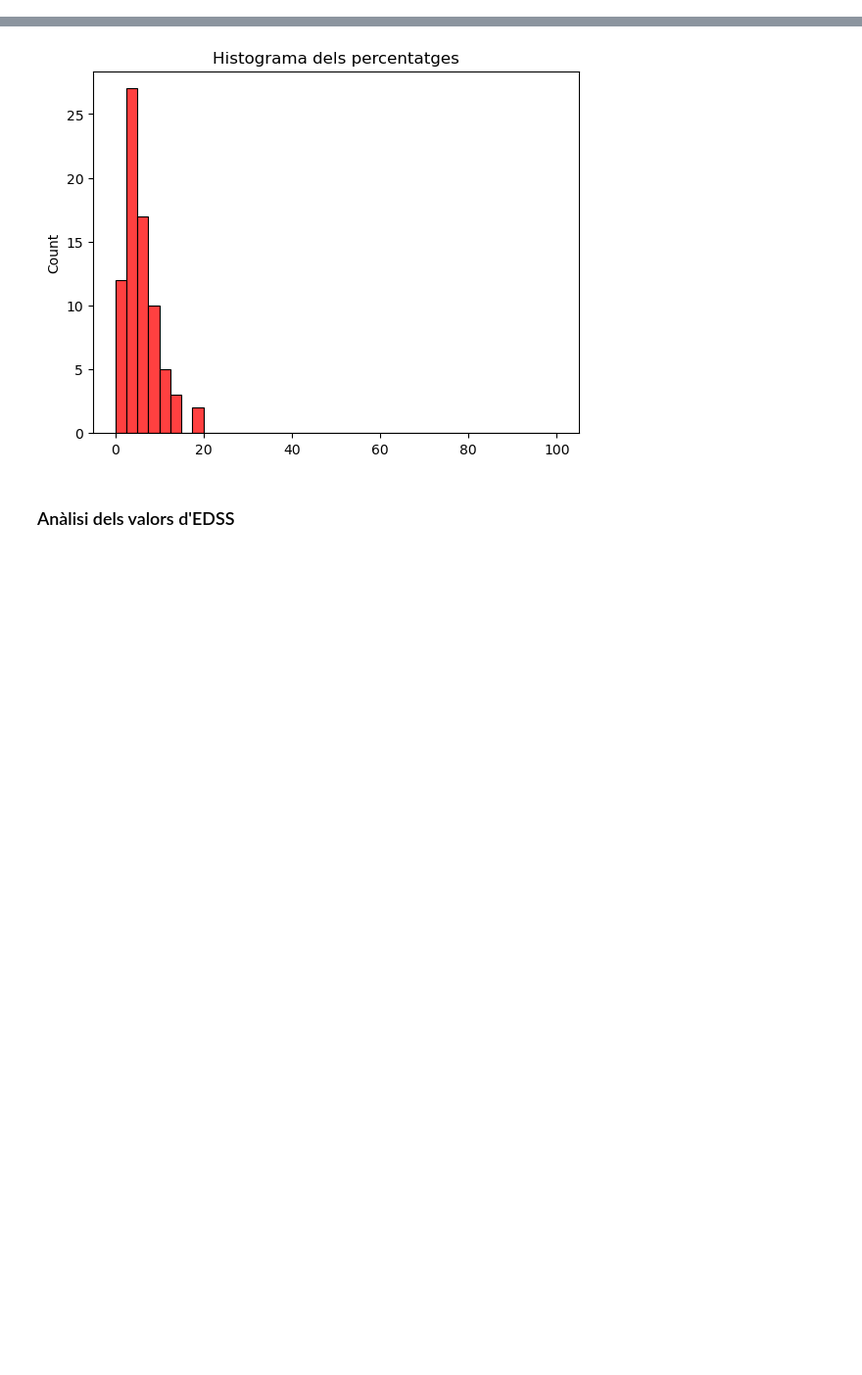
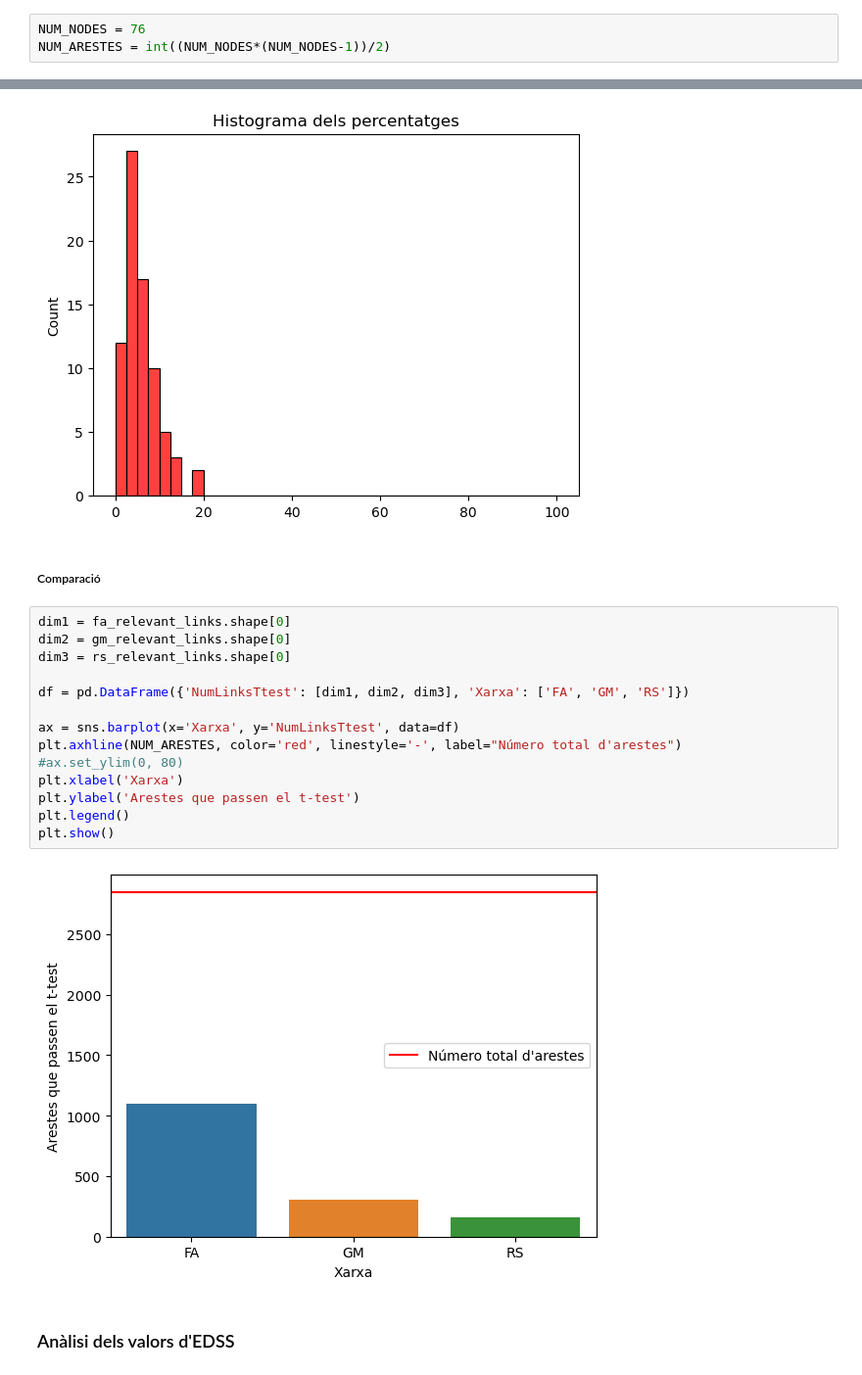
Before and after one commit to martibruix/Codi_TFG, a Jupyter notebook: analisi.ipynb, the cells around one changed output, grey strips where cells are left out. Shown at 98% size. Saved outputs shown, nothing was run; the diff lists cells and outputs as text; blank space fills up the shorter version.

```diff
--- a/analisi.ipynb
+++ b/analisi.ipynb
@@ -48,3 +46,6 @@ NUM_NODES = 76
+# %%
+NUM_NODES = 76
+NUM_ARESTES = int((NUM_NODES*(NUM_NODES-1))/2)
 # %% [markdown]
 ## DATA ANALYSIS
 # %% [markdown]
@@ -839,6 +858,24 @@ sns.histplot(x=rs_nodes_link_percentage, color ='red', bins=40, binrange=(0,100)
 # %% [output]
 [Text(0.5, 1.0, 'Histograma dels percentatges')]
 [figure]
+# %% [markdown]
+##### Comparació
+# %%
+dim1 = fa_relevant_links.shape[0]
+dim2 = gm_relevant_links.shape[0]
+dim3 = rs_relevant_links.shape[0]
+
+df = pd.DataFrame({'NumLinksTtest': [dim1, dim2, dim3], 'Xarxa': ['FA', 'GM', 'RS']})
+
+ax = sns.barplot(x='Xarxa', y='NumLinksTtest', data=df)
+plt.axhline(NUM_ARESTES, color='red', linestyle='-', label="Número total d'arestes")
+#ax.set_ylim(0, 80)
+plt.xlabel('Xarxa')
+plt.ylabel('Arestes que passen el t-test')
+plt.legend()
+plt.show()
+# %% [output]
+[figure, added]
 # %% [markdown]
 ### Anàlisi dels valors d'EDSS
 # %% [markdown]
```
Also changed, not shown: parts of 7 cells of this notebook.
